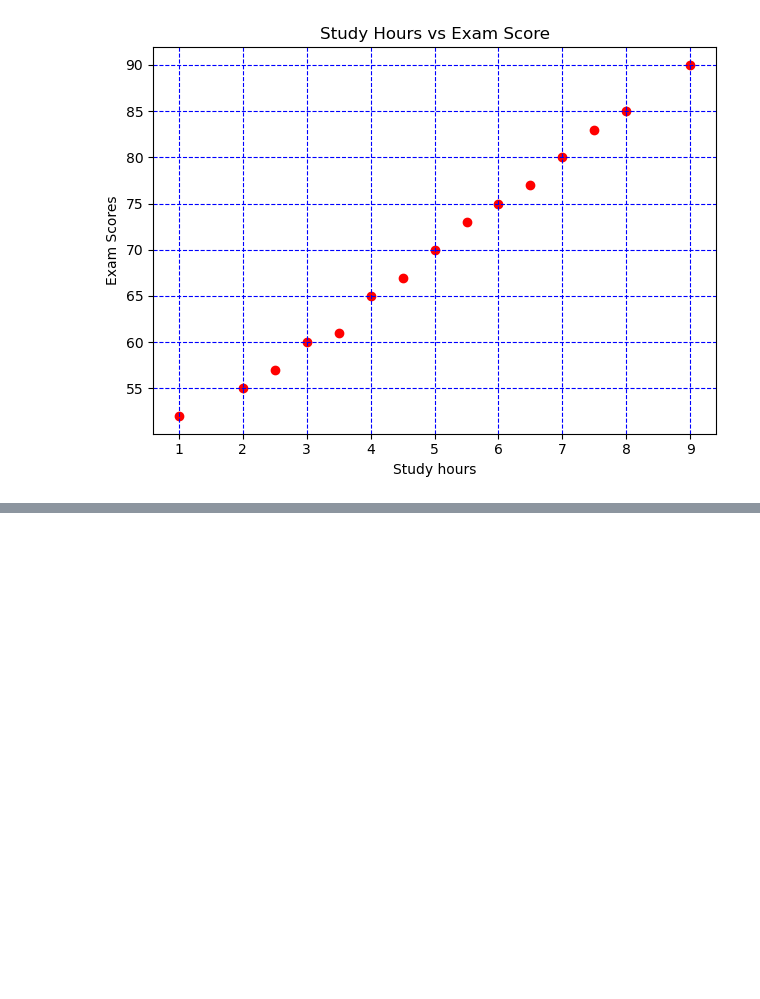
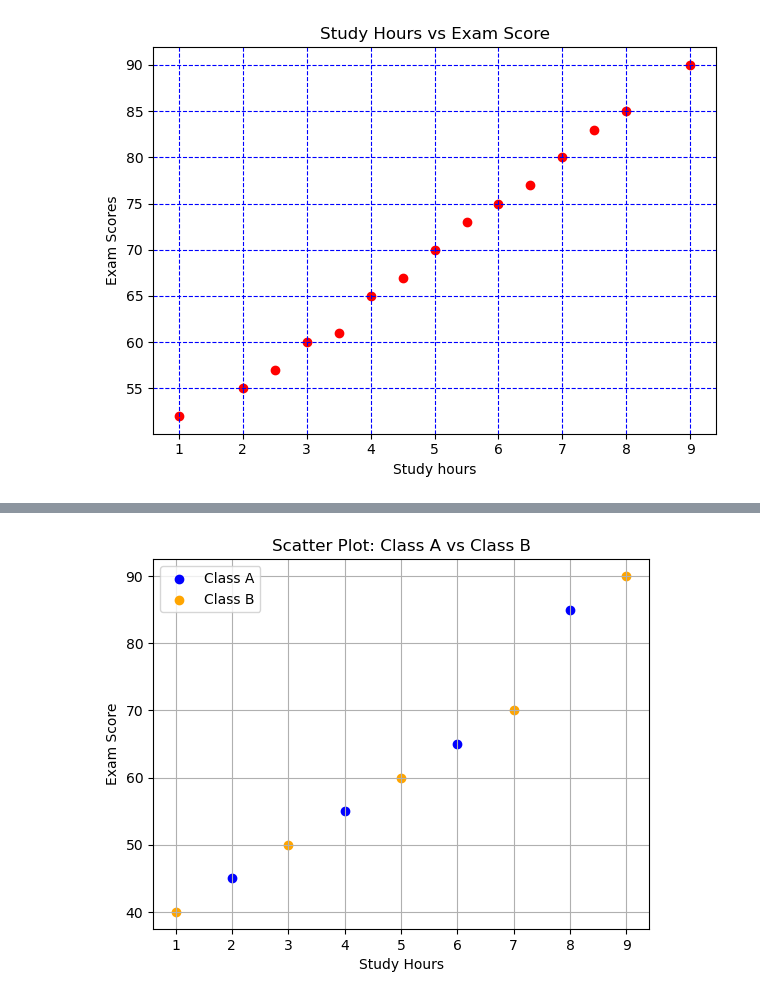
Before and after one commit to IndoKris/Data-Science, a Jupyter notebook: Matplotlib/Scatter Plot.ipynb, the cells around one changed output, grey strips where cells are left out. Cells and saved outputs as stored; diff of their text form; code cells hidden in the pictures; blank space fills up the shorter version.

```diff
--- a/Matplotlib/Scatter Plot.ipynb
+++ b/Matplotlib/Scatter Plot.ipynb
@@ -31,0 +94,16 @@ plt.show()
+# %%
+# Assume two groups: Class A and Class B
+class_a_hours = [2, 4, 6, 8]
+class_a_scores = [45, 55, 65, 85]
+class_b_hours = [1, 3, 5, 7, 9]
+class_b_scores = [40, 50, 60, 70, 90]
+plt.scatter(class_a_hours, class_a_scores, label='Class A', color='blue')
+plt.scatter(class_b_hours, class_b_scores, label='Class B', color='orange')
+plt.title('Scatter Plot: Class A vs Class B')
+plt.xlabel('Study Hours')
+plt.ylabel('Exam Score')
+plt.legend()
+plt.grid(True)
+plt.show()
+# %% [output]
+[figure, added]
```
Also changed, not shown: parts of 4 cells of this notebook.
